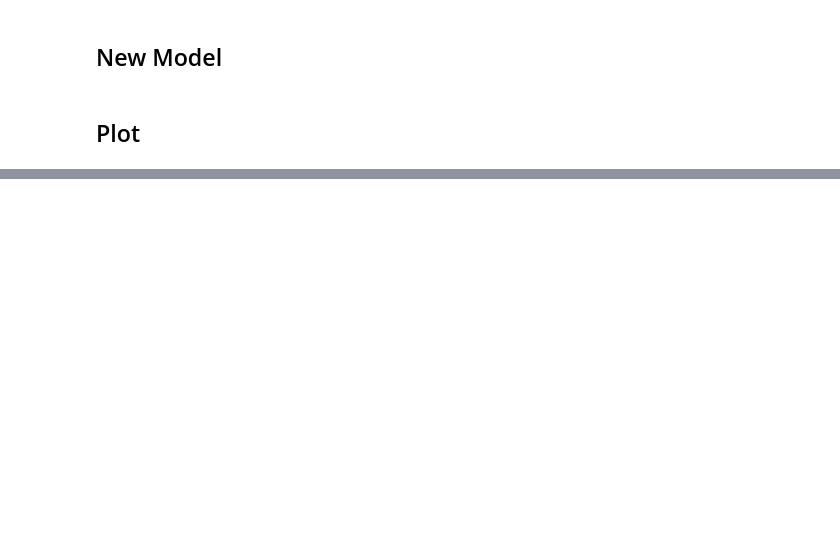
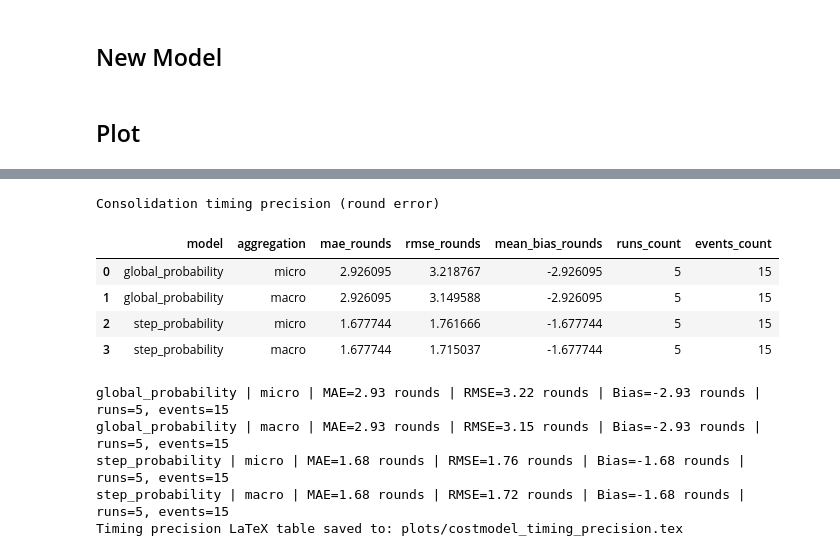
Before and after one commit to SaulUrso/CoMask, a Jupyter notebook: plots_costmodel.ipynb, the cells around one changed output, grey strips where cells are left out. Saved outputs shown, nothing was run; the diff lists cells and outputs as text; code cells hidden in the pictures; blank space fills up the shorter version.

Commit message:
Added costmodel analysis

```diff
--- a/plots_costmodel.ipynb
+++ b/plots_costmodel.ipynb
@@ -363,0 +630,53 @@ Plot generated successfully!
+# %%
+# Consolidation-timing precision analysis (separate cell)
+if "validation" not in globals():
+    raise RuntimeError("Run the previous analysis cell first to populate `validation`.")
+
+timing_rows = cmv.build_consolidation_timing_rows(validation)
+timing_df = pd.DataFrame(timing_rows)
+
+if not timing_df.empty:
+    timing_df["model"] = pd.Categorical(
+        timing_df["model"],
+        categories=["global_probability", "step_probability"],
+        ordered=True,
+    )
+    timing_df["aggregation"] = pd.Categorical(
+        timing_df["aggregation"],
+        categories=["micro", "macro"],
+        ordered=True,
+    )
+    timing_df = timing_df.sort_values(["model", "aggregation"]).reset_index(drop=True)
+
+print("Consolidation timing precision (round error)")
+display(timing_df)
+
+for _, timing_row in timing_df.iterrows():
+    print(
+        f"{timing_row['model']} | {timing_row['aggregation']} | "
+        f"MAE={timing_row['mae_rounds']:.3g} rounds | "
+        f"RMSE={timing_row['rmse_rounds']:.3g} rounds | "
+        f"Bias={timing_row['mean_bias_rounds']:.3g} rounds | "
+        f"runs={int(timing_row['runs_count'])}, events={int(timing_row['events_count'])}"
+    )
+
+os.makedirs("plots", exist_ok=True)
+latex_path_timing = "plots/costmodel_timing_precision.tex"
+latex_table_timing = timing_df.to_latex(index=False, float_format=lambda value: f"{value:.4g}")
+
+with open(latex_path_timing, "w", encoding="utf-8") as file_handle:
+    file_handle.write(latex_table_timing)
+
+print(f"Timing precision LaTeX table saved to: {latex_path_timing}")
+# %% [output]
+Consolidation timing precision (round error)
+|  | model | aggregation | mae_rounds | rmse_rounds | mean_bias_rounds | runs_count | events_count |
+| 0 | global_probability | micro | 2.926095 | 3.218767 | -2.926095 | 5 | 15 |
+| 1 | global_probability | macro | 2.926095 | 3.149588 | -2.926095 | 5 | 15 |
+| 2 | step_probability | micro | 1.677744 | 1.761666 | -1.677744 | 5 | 15 |
+| 3 | step_probability | macro | 1.677744 | 1.715037 | -1.677744 | 5 | 15 |
+global_probability | micro | MAE=2.93 rounds | RMSE=3.22 rounds | Bias=-2.93 rounds | runs=5, events=15
+global_probability | macro | MAE=2.93 rounds | RMSE=3.15 rounds | Bias=-2.93 rounds | runs=5, events=15
+step_probability | micro | MAE=1.68 rounds | RMSE=1.76 rounds | Bias=-1.68 rounds | runs=5, events=15
+step_probability | macro | MAE=1.68 rounds | RMSE=1.72 rounds | Bias=-1.68 rounds | runs=5, events=15
+Timing precision LaTeX table saved to: plots/costmodel_timing_precision.tex
```
Also changed, not shown: parts of 9 cells of this notebook, 2 other files.
